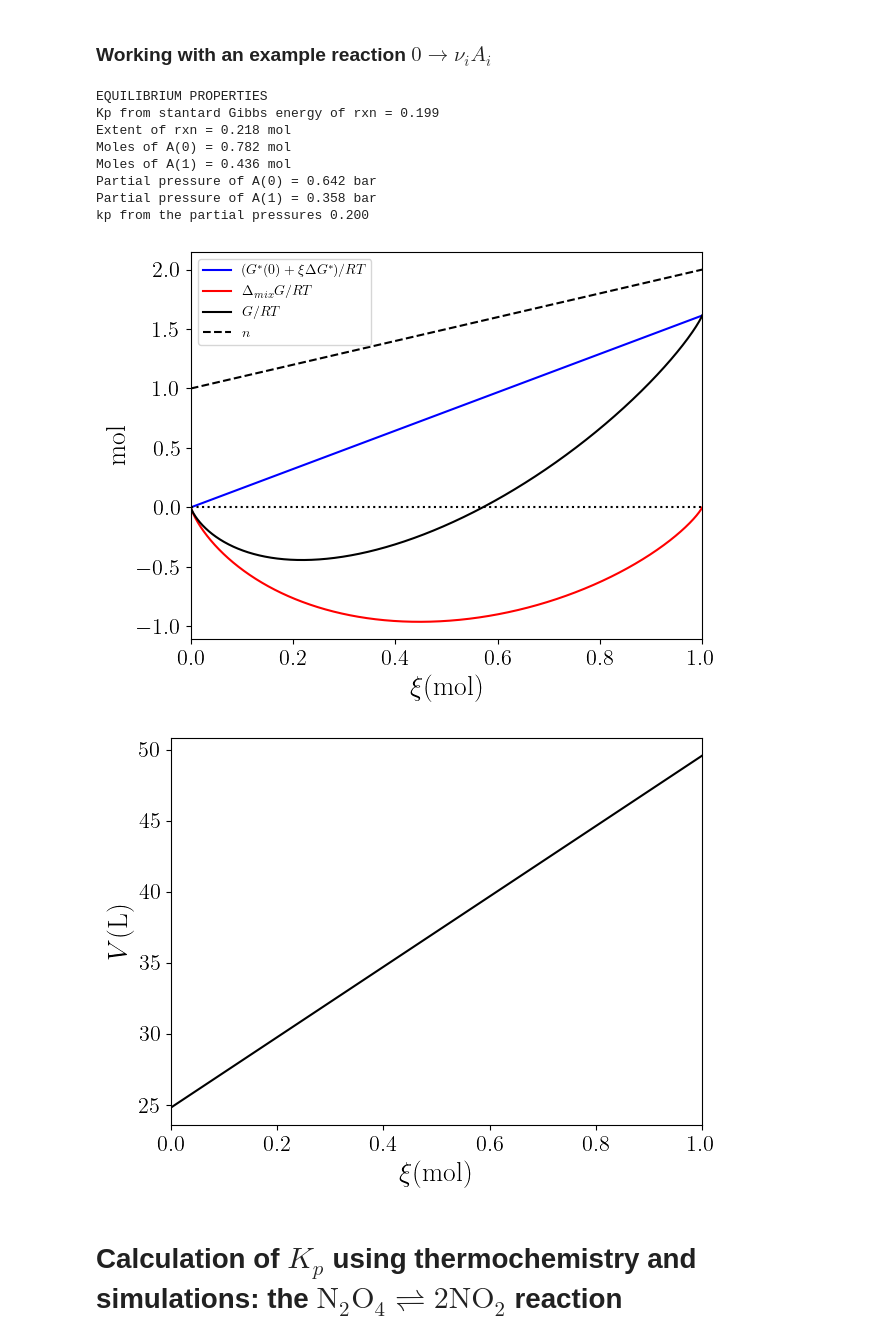
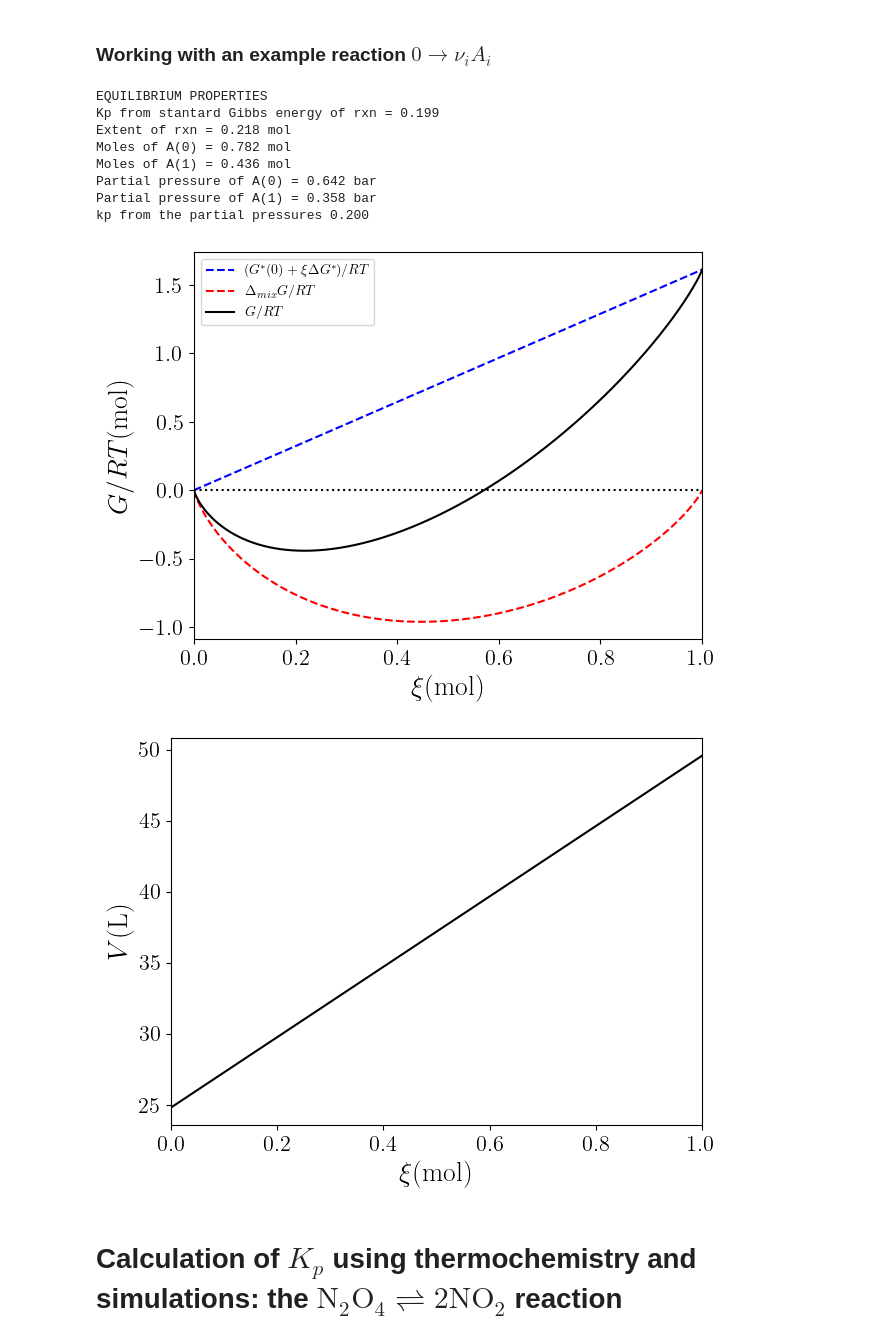
Before and after one commit to emartineznunez/Kp, a Jupyter notebook: scripts/Kp.ipynb, the cells around one changed output. Cells and saved outputs as stored; diff of their text form; code cells hidden in the pictures.

```diff
--- a/scripts/Kp.ipynb
+++ b/scripts/Kp.ipynb
@@ -183,40 +183,40 @@ for k,ele in enumerate(ni0):
 print('kp from the partial pressures %5.3f' % k_from_peq)
 
 plt.rcParams['text.usetex'] = True
-plt.plot(x,G_star,'-',color='blue',label=r'$(G^*(0)+\xi\Delta G^*)/RT$')
-plt.plot(x,G_mix,'-',color='red',label=r'$\Delta _{mix}G/RT$')
+plt.plot(x,G_star,'--',color='blue',label=r'$(G^*(0)+\xi\Delta G^*)/RT$')
+plt.plot(x,G_mix,'--',color='red',label=r'$\Delta _{mix}G/RT$')
 plt.plot(x,G,'-',color='black',label=r'$G/RT$')
-plt.plot(x,n,'--',color='black',label=r'$n$')
+#plt.plot(x,n,'--',color='black',label=r'$n$')
 
 plt.plot(x,y,':',color='black')
 
-plt.ylabel(r'$\mathrm{mol}$',fontsize=20)
+plt.ylabel(r'$G/RT (\mathrm{mol})$',fontsize=20)
 plt.xlabel(r'$\xi (\mathrm{mol})$',fontsize=20)
 plt.legend()
 plt.xlim(0,max(x))
 plt.xticks(fontsize=16)
 plt.yticks(fontsize=16)
 plt.tight_layout()
 plt.show()
 
 plt.plot(x,n * Rbar * T / p,'-',color='black')
 plt.ylabel(r'$V(\mathrm{L})$',fontsize=20)
 plt.xlabel(r'$\xi (\mathrm{mol})$',fontsize=20)
 plt.xlim(0,1)
 plt.xticks(fontsize=16)
 plt.yticks(fontsize=16)
 plt.tight_layout()
 plt.show()
 # %% [output]
 EQUILIBRIUM PROPERTIES
 Kp from stantard Gibbs energy of rxn = 0.199
 Extent of rxn = 0.218 mol
 Moles of A(0) = 0.782 mol
 Moles of A(1) = 0.436 mol
 Partial pressure of A(0) = 0.642 bar
 Partial pressure of A(1) = 0.358 bar
 kp from the partial pressures 0.200
-[figure, old version]
+[figure, new version]
 [figure]
 # %% [markdown]
 # **Calculation of $K_p$ using thermochemistry and simulations: the $\mathrm{N}_{2}\mathrm{O}_{4} \rightleftharpoons 2 \mathrm{NO}_{2}$ reaction**
```
